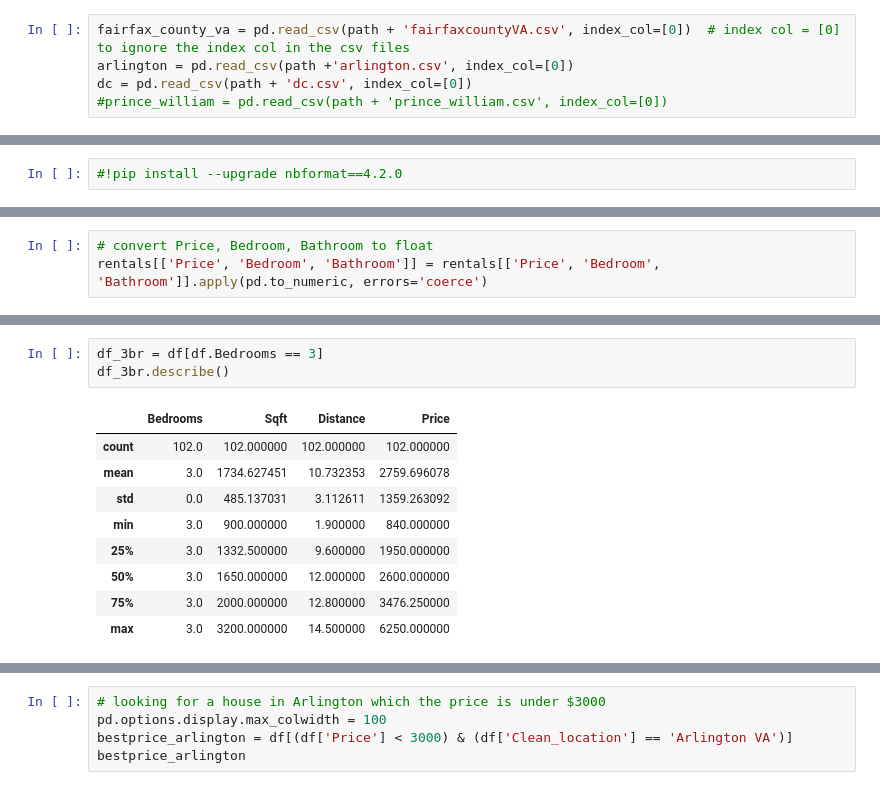
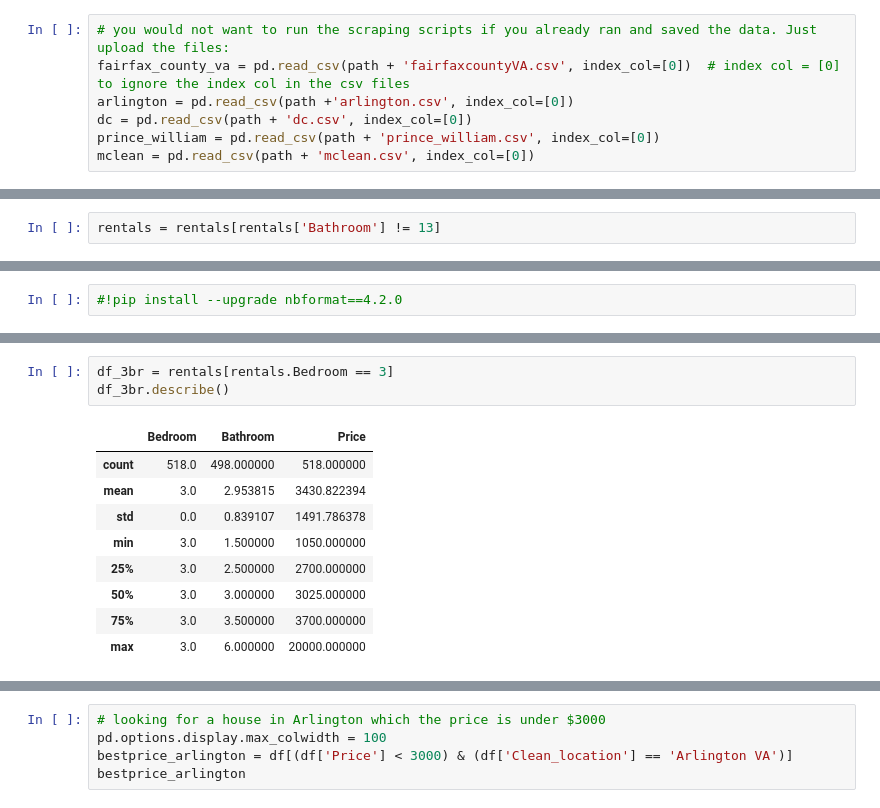
Before and after one commit to jenjen0233/Rentals-Analysis, a Jupyter notebook: homes_scraping.ipynb, the cells around one changed output, grey strips where cells are left out. Cells and saved outputs as stored; diff of their text form.

```diff
--- a/homes_scraping.ipynb
+++ b/homes_scraping.ipynb
@@ -1197,10 +1179,12 @@ mclean.to_csv('mclean.csv')
 # %%
 path = '/Users/jenniferma/Desktop/rentals/data/'
 # %%
+# you would not want to run the scraping scripts if you already ran and saved the data. Just upload the files:
 fairfax_county_va = pd.read_csv(path + 'fairfaxcountyVA.csv', index_col=[0])  # index col = [0] to ignore the index col in the csv files
 arlington = pd.read_csv(path +'arlington.csv', index_col=[0])
 dc = pd.read_csv(path + 'dc.csv', index_col=[0])
-#prince_william = pd.read_csv(path + 'prince_william.csv', index_col=[0])
+prince_william = pd.read_csv(path + 'prince_william.csv', index_col=[0])
+mclean = pd.read_csv(path + 'mclean.csv', index_col=[0])
 # %%
 # merge all the dataframe in one
 rentals = pd.concat([fairfax_county_va, arlington, dc, prince_william, mclean])
@@ -1388,3 +1380,5 @@ rentals[rentals['Bathroom'] == 13]
 # %% [output]
 |  | Title | Address | Bedroom | Bathroom | Price | City | State | Zipcode |
 | 103 | Townhouse | 13172 Putnam Cir, Woodbridge, VA ... | 3 | 13.0 | 2500 | Woodbridge | VA | 22191 |
+# %%
+rentals = rentals[rentals['Bathroom'] != 13]
@@ -1415,4 +1414 @@ Bedroom
 Name: count, dtype: int64
-# %%
-# convert Price, Bedroom, Bathroom to float
-rentals[['Price', 'Bedroom', 'Bathroom']] = rentals[['Price', 'Bedroom', 'Bathroom']].apply(pd.to_numeric, errors='coerce')
@@ -1512,16 +1548,16 @@ sns.distplot(df_2br['Price']);
 # %%
-df_3br = df[df.Bedrooms == 3]
+df_3br = rentals[rentals.Bedroom == 3]
 df_3br.describe()
 # %% [output]
-|  | Bedrooms | Sqft | Distance | Price |
-| count | 102.0 | 102.000000 | 102.000000 | 102.000000 |
-| mean | 3.0 | 1734.627451 | 10.732353 | 2759.696078 |
-| std | 0.0 | 485.137031 | 3.112611 | 1359.263092 |
-| min | 3.0 | 900.000000 | 1.900000 | 840.000000 |
-| 25% | 3.0 | 1332.500000 | 9.600000 | 1950.000000 |
-| 50% | 3.0 | 1650.000000 | 12.000000 | 2600.000000 |
-| 75% | 3.0 | 2000.000000 | 12.800000 | 3476.250000 |
-| max | 3.0 | 3200.000000 | 14.500000 | 6250.000000 |
+|  | Bedroom | Bathroom | Price |
+| count | 518.0 | 498.000000 | 518.000000 |
+| mean | 3.0 | 2.953815 | 3430.822394 |
+| std | 0.0 | 0.839107 | 1491.786378 |
+| min | 3.0 | 1.500000 | 1050.000000 |
+| 25% | 3.0 | 2.500000 | 2700.000000 |
+| 50% | 3.0 | 3.000000 | 3025.000000 |
+| 75% | 3.0 | 3.500000 | 3700.000000 |
+| max | 3.0 | 6.000000 | 20000.000000 |
 # %%
 # distribution of 3br price
 
```
Also changed, not shown: parts of 64 cells of this notebook.
